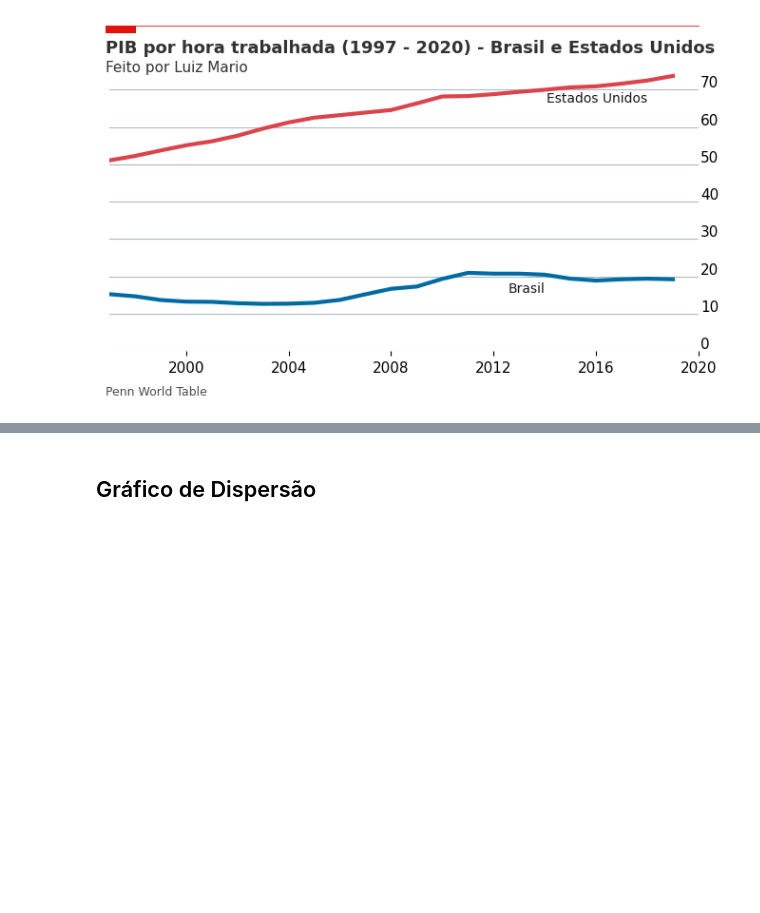
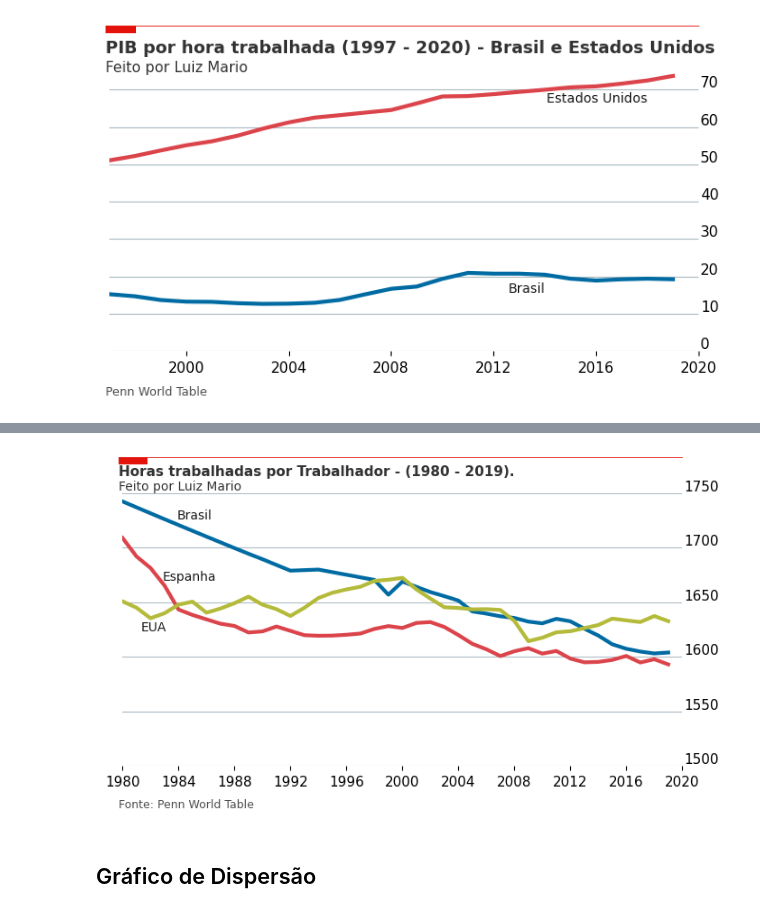
Before and after one commit to luizmarioags/Teoria-do-Desenvolvimento-Economico-, a Jupyter notebook: Gráficos_The_Economist.ipynb, the cells around one changed output, grey strips where cells are left out. Saved outputs shown, nothing was run; the diff lists cells and outputs as text; code cells hidden in the pictures; blank space fills up the shorter version.

```diff
--- a/Gráficos_The_Economist.ipynb
+++ b/Gráficos_The_Economist.ipynb
@@ -345,0 +562,5 @@ plt.savefig('/content/Gráficos',    # Set path and filename
+# %%
+# Criando os data sets
+data_set_horas_Brasil = pd.read_excel('Horas Trabalhadas, Trabalhadores e PIB - Brasil (1980 - 2020).xlsx')
+data_set_horas_Espanha = pd.read_excel('Horas Trabalhadas, Trabalhadores e PIB - Espanha (1980 - 2020).xlsx')
+data_set_horas_Estados_Unidos = pd.read_excel('Horas Trabalhadas, Trabalhadores e PIB - Estados Unidos (1980 - 2020).xlsx')
@@ -346,3 +630,76 @@ plt.savefig('/content/Gráficos',    # Set path and filename
+# %%
+# Transformando os data sets em Séries temporais
+data_set_horas_Brasil['YearCode'] = pd.to_datetime(data_set_horas_Brasil['YearCode'], format='%Y')
+data_set_horas_Espanha['YearCode'] = pd.to_datetime(data_set_horas_Espanha['YearCode'], format='%Y')
+data_set_horas_Estados_Unidos['YearCode'] = pd.to_datetime(data_set_horas_Estados_Unidos['YearCode'], format='%Y')
+# %%
+# Gerando o gráfico
+# Configurando o tamanho do gráfico
+fig, ax = plt.subplots(figsize=(8,4))
+# Criando o grid
+ax.grid(which="major", axis='y', color='#758D99', alpha=0.6, zorder=1)
+# Plotando os dados
+ax.plot(data_set_horas_Brasil[data_set_horas_Brasil['RegionCode'] == 'BRA']['YearCode'],
+        data_set_horas_Brasil[data_set_horas_Brasil['RegionCode'] == 'BRA']['AVH'],
+        color='#006BA2', #Azul
+        linewidth=3)
+ax.plot(data_set_horas_Espanha[data_set_horas_Espanha['RegionCode'] == 'ESP']['YearCode'],
+        data_set_horas_Espanha[data_set_horas_Espanha['RegionCode'] == 'ESP']['AVH'],
+        color='#DB444B', #Vermelho
+        linewidth=3)
+ax.plot(data_set_horas_Estados_Unidos[data_set_horas_Estados_Unidos['RegionCode'] == 'USA']['YearCode'],
+        data_set_horas_Estados_Unidos[data_set_horas_Estados_Unidos['RegionCode'] == 'USA']['AVH'],
+        color='#B4BA39', #Oliva
+        linewidth=3)
+# Removendo os eixos
+ax.set_frame_on(False)
+ax.tick_params(top=False)
+ax.tick_params(labeltop=False)
+# Configurando um limte para o y, afim de fazermos um plot maior
+ax.set_ylim(1500,2000)
+# Configurando o limite para x
+ax.set_xlim(pd.datetime(1980, 1, 1), pd.datetime(2020, 1, 1))
+# Formando o tamanho da legenda do eixo x
+ax.xaxis.set_tick_params(labelsize=11)
+# Formando o tamanho da legenda do eixo y
+ax.set_yticklabels(np.arange(1500,2000,50),
+                   ha = 'left',
+                   verticalalignment='bottom')
+ax.yaxis.set_tick_params(pad=-2,
+                         labeltop=True,
+                         labelbottom=False,
+                         bottom=False,
+                         labelsize=11)
+# Adicionando as legendas para cada um dos países
+ax.text(x=.20, y=.81, s='Brasil', transform=fig.transFigure, size=10, alpha=.9)
+ax.text(x=.15, y=.50, s='EUA', transform=fig.transFigure, size=10, alpha=.9)
+ax.text(x=.18, y=.64, s='Espanha', transform=fig.transFigure, size=10, alpha=.9)
+# Adicionando as linhas
+ax.plot([0.12, .9],
+        [.98, .98],
+        transform=fig.transFigure,
+        clip_on=False,
+        color='#E3120B',
+        linewidth=.6)
+ax.add_patch(plt.Rectangle((0.12,.98),
+                           0.04,
+                           -0.02,
+                           facecolor='#E3120B',
+                           transform=fig.transFigure,
+                           clip_on=False,
+                           linewidth = 0))
+# Adicionando título e subtítulo
+ax.text(x=0.12, y=.93, s="Horas trabalhadas por Trabalhador - (1980 - 2019).", transform=fig.transFigure, ha='left', fontsize=11, weight='bold', alpha=.8)
+ax.text(x=0.12, y=.89, s="Feito por Luiz Mario", transform=fig.transFigure, ha='left', fontsize=10, alpha=.8)
+# Adicionando o texto da fonte
+ax.text(x=0.12, y=0.01, s="""Fonte: Penn World Table""", transform=fig.transFigure, ha='left', fontsize=9, alpha=.7)
+# Plotando o gráfico
+plt.savefig('/content/Gráficos',    # Set path and filename
+            dpi = 300,                     # Set dots per inch
+            bbox_inches="tight",           # Remove extra whitespace around plot
+            facecolor='white')             # Set background color to white
+# %% [output]
+[figure, added]
 # %% [markdown]
 ## Gráfico de Dispersão
 # %%
```
Also changed, not shown: parts of 16 cells of this notebook.
